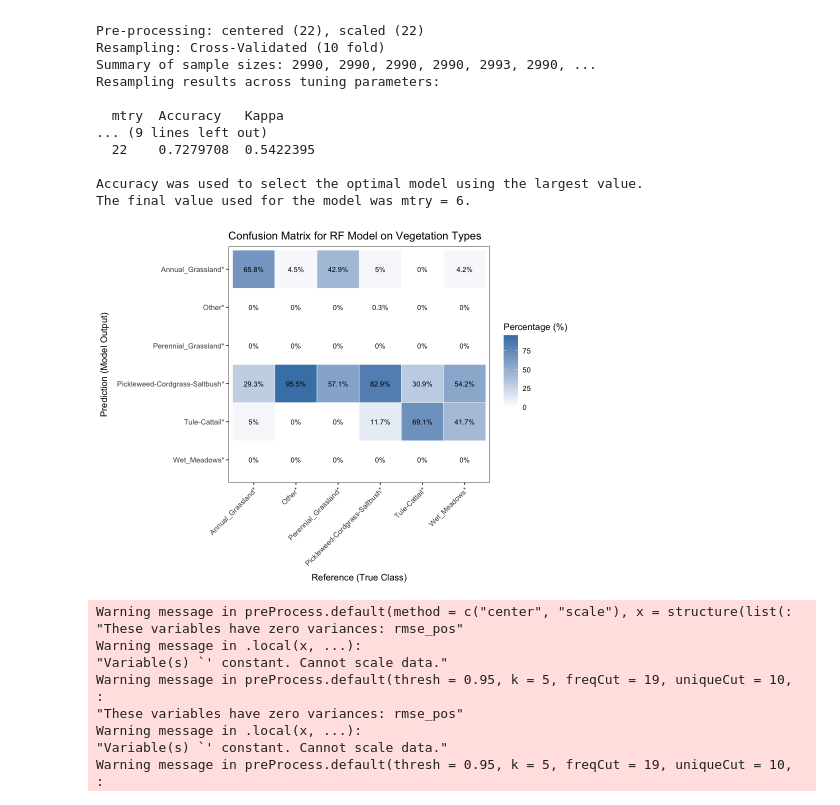
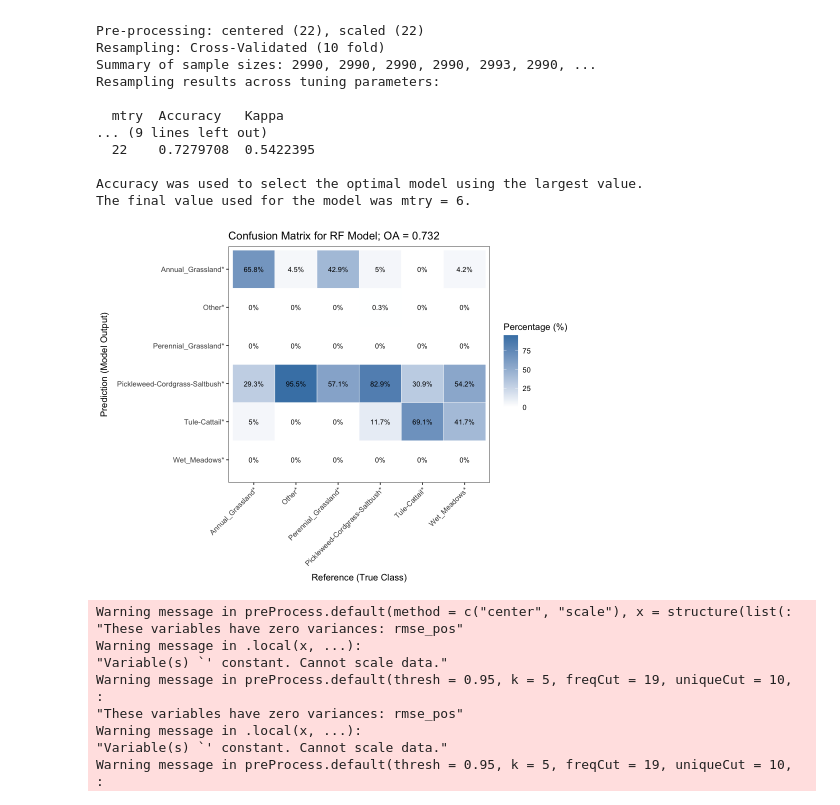
Before and after one commit to JavierLopatin/Wetland_Phenology_Python, a Jupyter notebook: 6. VariableImportance.ipynb, the cells around one changed output. Saved outputs shown, nothing was run; the diff lists cells and outputs as text; code cells hidden in the pictures.

```diff
--- a/6. VariableImportance.ipynb
+++ b/6. VariableImportance.ipynb
@@ -389,6 +390,7 @@ pred_veg_rf <- predict(RF_veg, newdata = test_data[,3:ncol(test_data)])
 
 # Confusion matrix
 cmat <- as.data.frame(confusionMatrix(pred_veg_rf, test_data$PFT)$table)
+OA <- confusionMatrix(pred_veg_rf, test_data$PFT)$overall["Accuracy"]
 colnames(cmat) <- c("Prediction", "Reference", "Freq")
 
 # Convert factors to numeric or character (to match V1)
@@ -401,35 +403,36 @@ PFT_names <- read.csv('/Users/javierlopatin/Documents/GitHub/Wetland_Phenology_P
 cmat <- cmat %>%
   left_join(PFT_names, by = c("Reference" = "V1")) %>%
   rename(Reference_name = V2) %>%
   left_join(PFT_names, by = c("Prediction" = "V1")) %>%
   rename(Prediction_name = V2)
 
 # Calculate percentages within each Reference class
 cmat <- cmat %>%
   group_by(Reference_name) %>%
   mutate(Percentage = round(100 * Freq / sum(Freq), 1)) %>%
   ungroup()
 
 # Order axes consistently
 cmat$Reference_name  <- factor(cmat$Reference_name,  levels = PFT_names$V2)
 cmat$Prediction_name <- factor(cmat$Prediction_name, levels = rev(PFT_names$V2))
 
 # Plot heatmap
 options(repr.plot.width = 8, repr.plot.height = 6)
 ggplot(data = cmat, aes(x = Reference_name, y = Prediction_name)) +
   geom_tile(aes(fill = Percentage), color = "white") +
   scale_fill_gradient(low = "white", high = "steelblue", name = "Percentage (%)") +
   geom_text(aes(label = paste0(Percentage, "%")), vjust = 0.5, size = 3) +
   theme_bw() +
   theme(
     axis.text.x = element_text(angle = 45, hjust = 1, vjust = 1),
     axis.text.y = element_text(hjust = 1),
     panel.grid = element_blank()
   ) +
   labs(x = "Reference (True Class)", y = "Prediction (Model Output)") +
-  ggtitle("Confusion Matrix for RF Model on Vegetation Types")
+  ggtitle(paste("Confusion Matrix for RF Model; OA =", round(OA, 3)))
+  ggsave("outputs/confusion_matrix_veg_rf.png", width = 8, height = 6, dpi = 300)
 # %% [output]
-[figure, old version]
+[figure, new version]
 # %%
 # train model using vegetation clases
 SVM_veg <- train(x=train_data[,3:ncol(train_data)], y=train_data$PFT , method = "svmRadial",  tuneLength=20,
```
Also changed, not shown: parts of 2 cells of this notebook, 3 other files.
